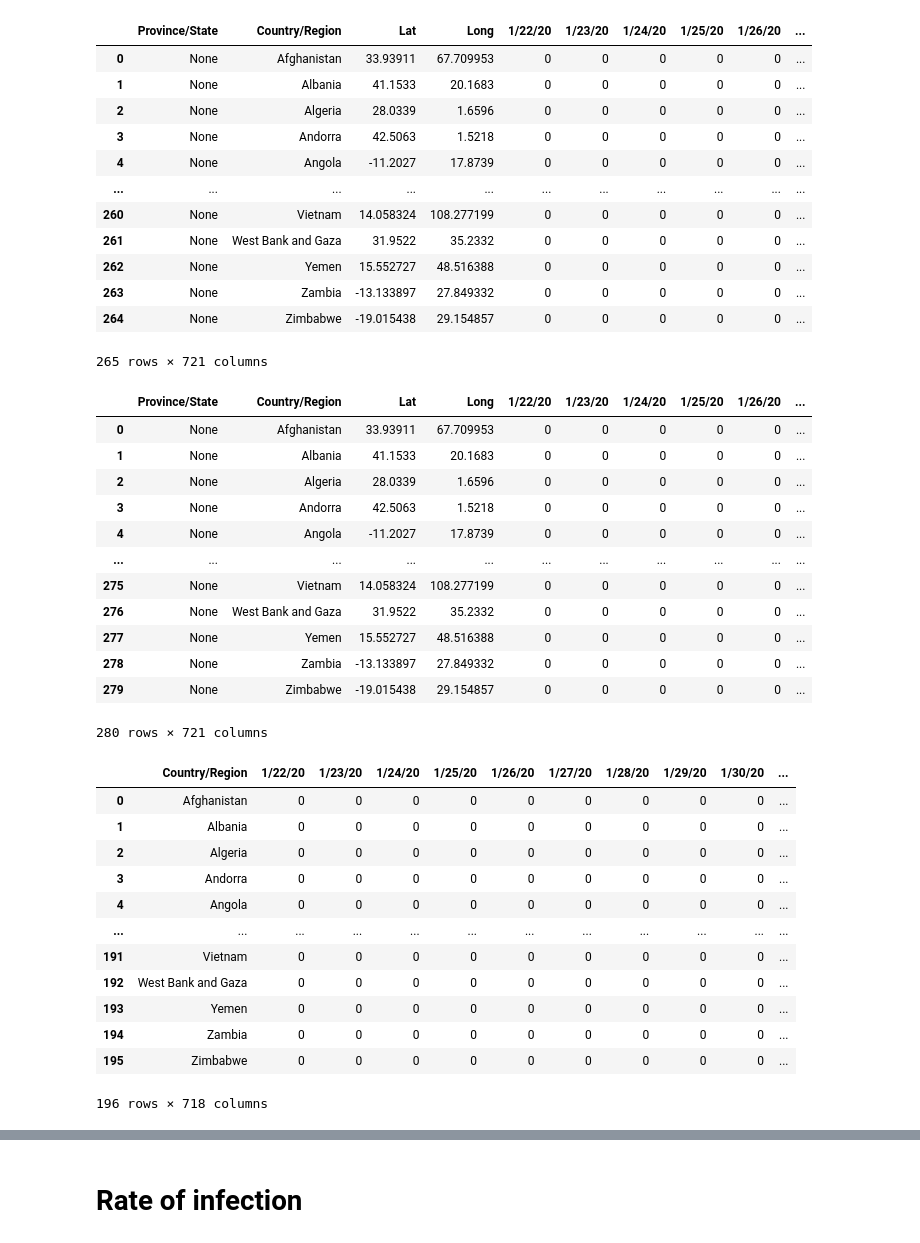
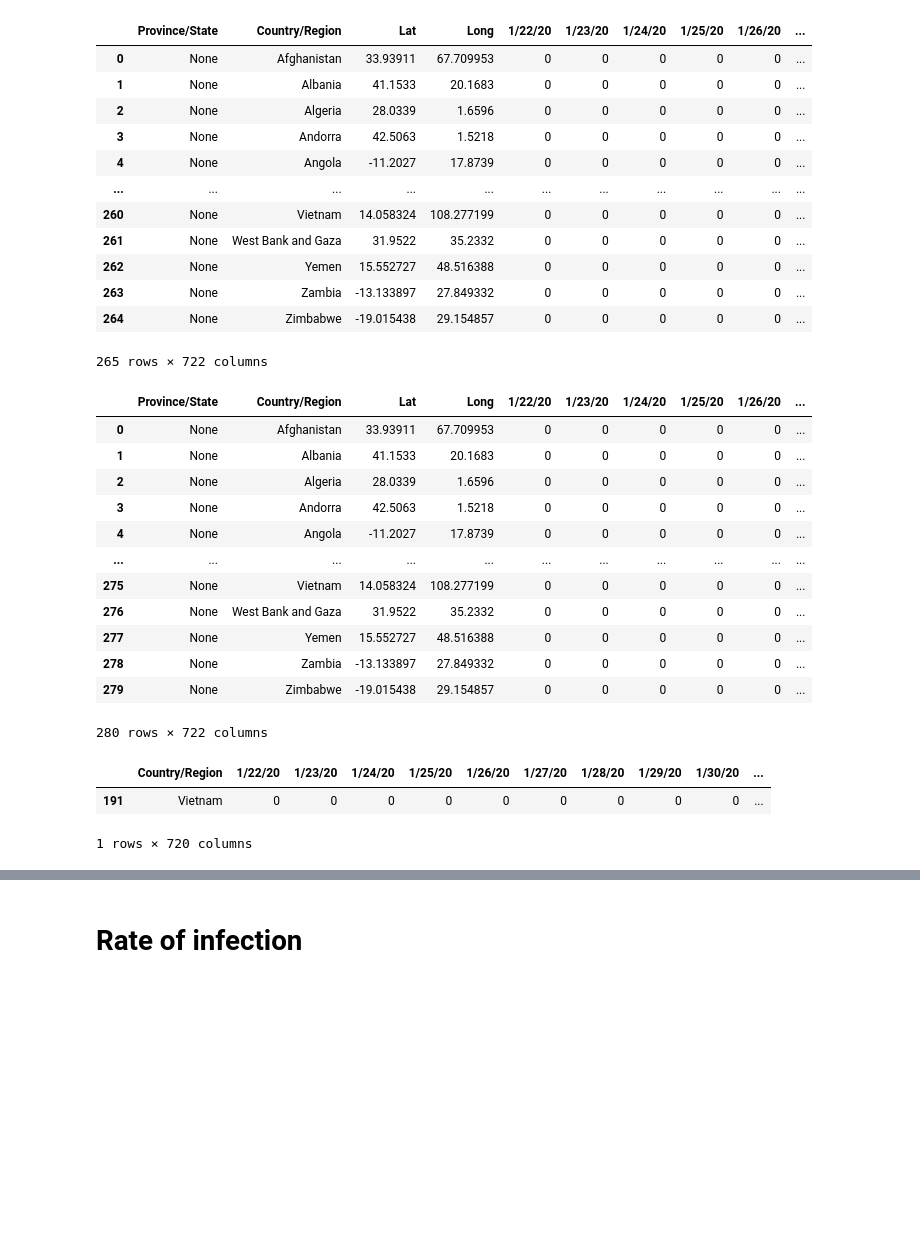
Before and after one commit to hainguyen201/DataManagementAndVisualization, a Jupyter notebook: pyspark/DataCovidAnalysis.ipynb, the cells around one changed output, grey strips where cells are left out. Drawn from its saved outputs; the diff is of its cells as text; code cells hidden in the pictures; blank space fills up the shorter version.

```diff
--- a/pyspark/DataCovidAnalysis.ipynb
+++ b/pyspark/DataCovidAnalysis.ipynb
@@ -1,6 +1,6 @@
 # %%
-# from pyspark.context import SparkContext
-# from pyspark.sql.session import SparkSession
-# sc = SparkContext('local')
-# spark = SparkSession(sc)
+from pyspark.context import SparkContext
+from pyspark.sql.session import SparkSession
+sc = SparkContext('local')
+spark = SparkSession(sc)
 # %%
@@ -53,7 +53,7 @@ recovered
 | 262 | None | Yemen | 15.552727 | 48.516388 | 0 | 0 | 0 | 0 | 0 | ... |
 | 263 | None | Zambia | -13.133897 | 27.849332 | 0 | 0 | 0 | 0 | 0 | ... |
 | 264 | None | Zimbabwe | -19.015438 | 29.154857 | 0 | 0 | 0 | 0 | 0 | ... |
-265 rows × 721 columns
+265 rows × 722 columns
 # %%
 death
 # %% [output]
@@ -69,7 +69,7 @@ death
 | 277 | None | Yemen | 15.552727 | 48.516388 | 0 | 0 | 0 | 0 | 0 | ... |
 | 278 | None | Zambia | -13.133897 | 27.849332 | 0 | 0 | 0 | 0 | 0 | ... |
 | 279 | None | Zimbabwe | -19.015438 | 29.154857 | 0 | 0 | 0 | 0 | 0 | ... |
-280 rows × 721 columns
+280 rows × 722 columns
 # %%
 # Loại bỏ một các trường không cần thiết
 confirmed = confirmed.drop('Province/State', 1)
@@ -91,8 +91,6 @@ recovered = recovered.groupby(by=["Country/Region"],as_index=False).sum()
 death = death.groupby(by=["Country/Region"],as_index=False).sum()
 # %%
 # chuyển dữ liệu từ dạng tích lũy thành dữ liệu theo từng ngày
-recovered=recovered.drop(recovered.columns.tolist()[-1],1)
-death=death.drop(death.columns.tolist()[-1],1)
 list_days=confirmed.columns.tolist()[1:]
 list_days.reverse()
 for i in range(len(list_days)):
@@ -113,21 +111,11 @@ confirmed['Total']=confirmed.sum(axis=1)
 recovered['Total']=recovered.sum(axis=1)
 death['Total']=death.sum(axis=1)
 # %%
-recovered
+recovered[recovered['Country/Region']=='Vietnam']
 # %% [output]
 |  | Country/Region | 1/22/20 | 1/23/20 | 1/24/20 | 1/25/20 | 1/26/20 | 1/27/20 | 1/28/20 | 1/29/20 | 1/30/20 | ... |
-| 0 | Afghanistan | 0 | 0 | 0 | 0 | 0 | 0 | 0 | 0 | 0 | ... |
-| 1 | Albania | 0 | 0 | 0 | 0 | 0 | 0 | 0 | 0 | 0 | ... |
-| 2 | Algeria | 0 | 0 | 0 | 0 | 0 | 0 | 0 | 0 | 0 | ... |
-| 3 | Andorra | 0 | 0 | 0 | 0 | 0 | 0 | 0 | 0 | 0 | ... |
-| 4 | Angola | 0 | 0 | 0 | 0 | 0 | 0 | 0 | 0 | 0 | ... |
-| ... | ... | ... | ... | ... | ... | ... | ... | ... | ... | ... | ... |
 | 191 | Vietnam | 0 | 0 | 0 | 0 | 0 | 0 | 0 | 0 | 0 | ... |
-| 192 | West Bank and Gaza | 0 | 0 | 0 | 0 | 0 | 0 | 0 | 0 | 0 | ... |
-| 193 | Yemen | 0 | 0 | 0 | 0 | 0 | 0 | 0 | 0 | 0 | ... |
-| 194 | Zambia | 0 | 0 | 0 | 0 | 0 | 0 | 0 | 0 | 0 | ... |
-| 195 | Zimbabwe | 0 | 0 | 0 | 0 | 0 | 0 | 0 | 0 | 0 | ... |
-196 rows × 718 columns
+1 rows × 720 columns
 # %%
 # Gom dữ liệu theo tháng
 list_days=confirmed.columns.tolist()[1:-1]
```
Also changed, not shown: parts of 37 cells of this notebook, 10 other files.
